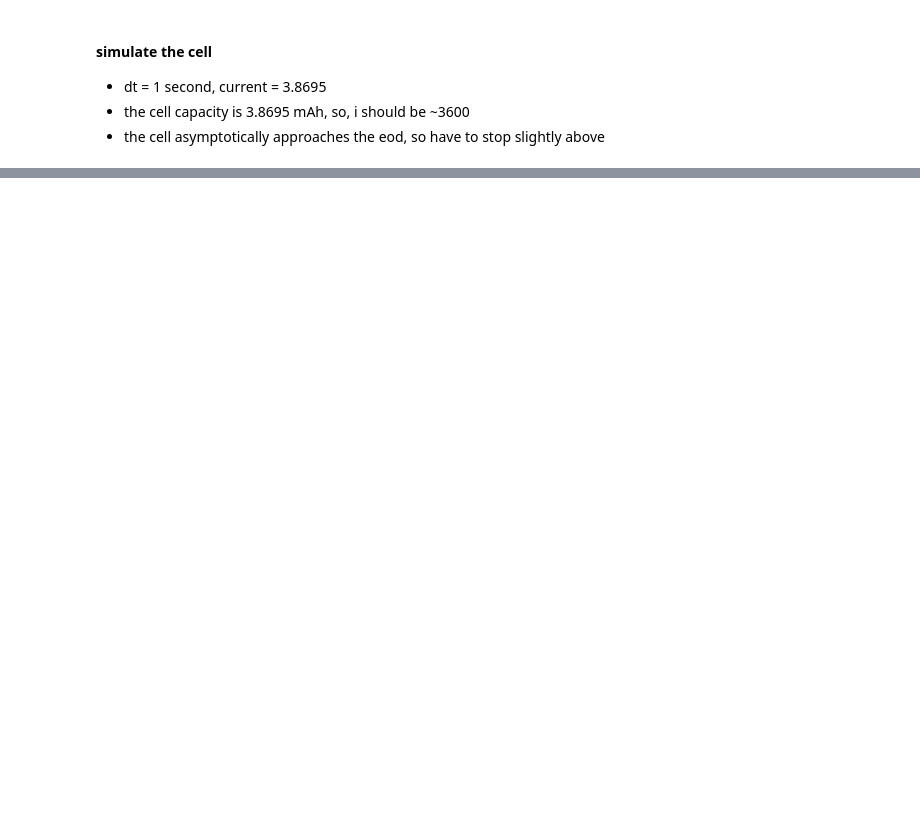
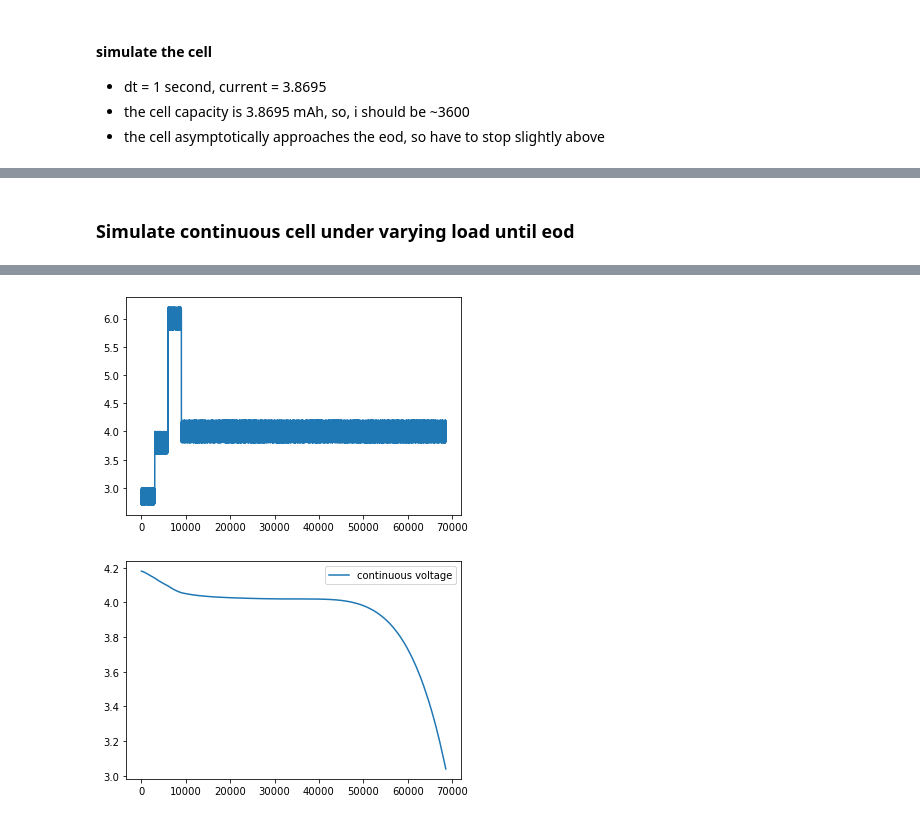
Before and after one commit to hazrmard/AirplaneFaultTolerance, a Jupyter notebook: powertrain.ipynb, the cells around one changed output, grey strips where cells are left out. Cells and saved outputs as stored; diff of their text form; code cells hidden in the pictures; blank space fills up the shorter version.

```diff
--- a/powertrain.ipynb
+++ b/powertrain.ipynb
@@ -281,13 +190,0 @@ plt.plot(x, C)
-# %%
-times = lambda x: np.linspace(0, x, 500)
-
-def dvdt(v, t, g, c):
-    return g - c*v**2
-
-v0 = 0.0
-g = 9.81
-c = 1.0
-t1 = times(2)
-v = odeint(dvdt, v0, t1, args=(g,c,))
-print(v[-1])
-plt.plot(t1,v)
@@ -411,7 +190,0 @@ plt.show()
-# %%
-i = 0
-while(cbcell.ocv > (cbcell.eod * 1.005)):
-    cbcell.step(1, 3.8695)
-    i += 1
-print(cbcell.ocv)
-print(i)
@@ -460,0 +248,42 @@ print(Iq)
+# %% [markdown]
+### Simulate continuous cell under varying load until eod
+# %%
+def continuous_test(c, dt):
+    dz = (1 - odeint(dzdt, 1.0, t1, args=(c,))[-1][0])
+    di = odeint(didt, cbcell.Ir, t1, args=(c,))[-1][0]
+    dh = odeint(dhdt, cbcell.h, t1, args=(c,))[-1][0]
+    cbcell.Ir = di
+    cbcell.z = cbcell.z - dz
+    cbcell.h = dh
+    cbcell.ocv = cbcell.get_ocv() - cbcell.R*cbcell.Ir - cbcell.R0*current + cbcell.h + cbcell.M0*np.sign(current)
+
+cbcell.reset()
+cs = []
+cz = []
+cv = []
+ct = 1/3600/20
+#ct = 1/3600/20 # 1/20th of a second, i.e. .05 seconds
+t1 = nsteps(ct)
+i = 0
+while(cbcell.ocv > cbcell.eod):
+    if(i < 3000):
+        c = np.random.uniform(2.7, 3.0)
+    elif(i >= 3000 and i <= 6000):
+        c = np.random.uniform(3.6, 4.0)
+    elif(i >= 6000 and i <= 9000):
+        c = np.random.uniform(5.8, 6.2)
+    else:
+        c = np.random.uniform(3.8, 4.2)
+    continuous_test(c, ct)
+    cs.append(c)
+    cz.append(cbcell.z)
+    cv.append(cbcell.ocv)
+    i += 1
+print("elapsed seconds: {:.2f}".format(i * .05))
+print("ending soc: {:.4f}".format(cbcell.z))
+plt.plot(cs, label='current profile')
+plt.show()
+plt.plot(cv, label='continuous voltage')
+plt.legend()
+plt.show()
+# %% [output]
@@ -460,0 +292,2 @@ print(Iq)
+[figure, added]
+[figure, added]
```
Also changed, not shown: parts of 26 cells of this notebook.
